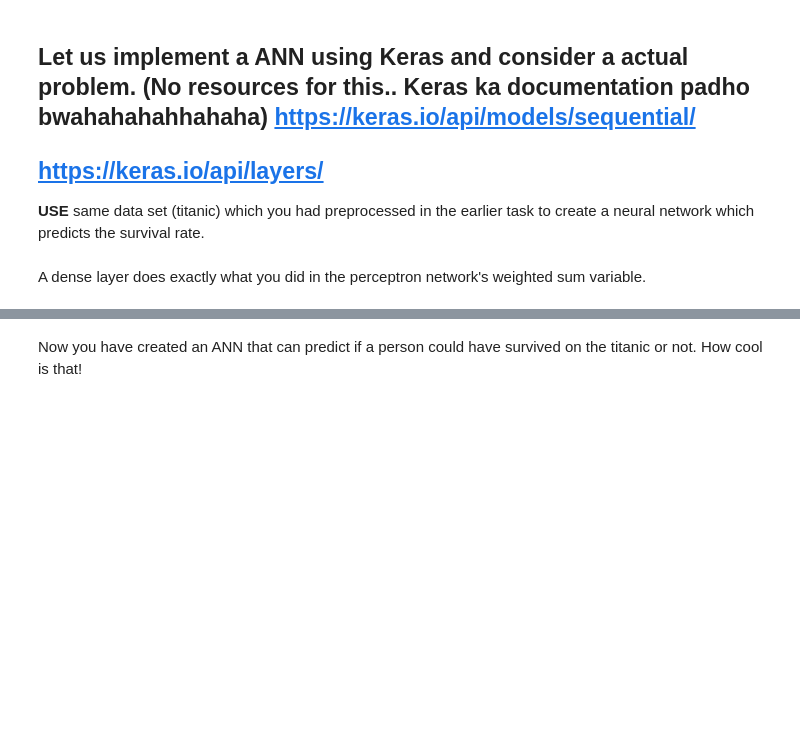
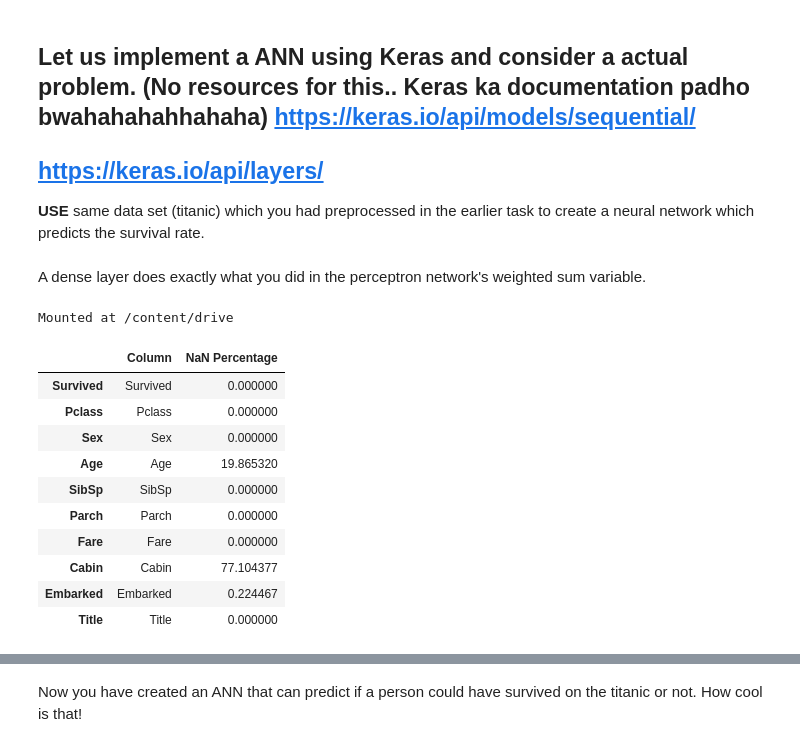
Before and after one commit to stableminded/Synapse_lp, a Jupyter notebook: Task_5_Dhairya_Mehta.ipynb, the cells around one changed output, grey strips where cells are left out. Drawn from its saved outputs; the diff is of its cells as text; code cells hidden in the pictures; blank space fills up the shorter version.

```diff
--- a/Task_5_Dhairya_Mehta.ipynb
+++ b/Task_5_Dhairya_Mehta.ipynb
@@ -168,5 +172,27 @@ model=Sequential([
 # %%
 #import your dataset and write out the code for normalising and preprocessing the data. By now you should be familiar with this step. Remember, for the best accuracy and
 #performance of the model, it is best if we provide the model with "clean" data
-titanic_data_df = pd.read_csv("/content/gdrive/MyDrive/.....")
+from google.colab import drive
+drive.mount('/content/drive')
+titanic_data_df = pd.read_csv('/content/drive/My Drive/Synapse/train.csv')
 #Write the Preprocessing steps
+titanic_data_df['Title'] = titanic_data_df['Name'].apply(lambda name: re.search(r'\s([A-Za-z]+)\.', name).group(1))
+titanic_data_df['Name'] = titanic_data_df['Name'].str.replace(r'\s[A-Za-z]+\.', '', regex=True).str.strip()
+titanic_data_df.drop(['PassengerId', 'Ticket', 'Name'], axis=1, inplace=True)
+nan_perct_train = (titanic_data_df.isnull().sum() / len(titanic_data_df)) * 100
+nan_df_train = pd.DataFrame({'Column': titanic_data_df.columns, 'NaN Percentage': nan_perct_train})
+
+nan_df_train
+# %% [output]
+Mounted at /content/drive
+|  | Column | NaN Percentage |
+| Survived | Survived | 0.000000 |
+| Pclass | Pclass | 0.000000 |
+| Sex | Sex | 0.000000 |
+| Age | Age | 19.865320 |
+| SibSp | SibSp | 0.000000 |
+| Parch | Parch | 0.000000 |
+| Fare | Fare | 0.000000 |
+| Cabin | Cabin | 77.104377 |
+| Embarked | Embarked | 0.224467 |
+| Title | Title | 0.000000 |
```
Also changed, not shown: parts of 29 cells of this notebook.
